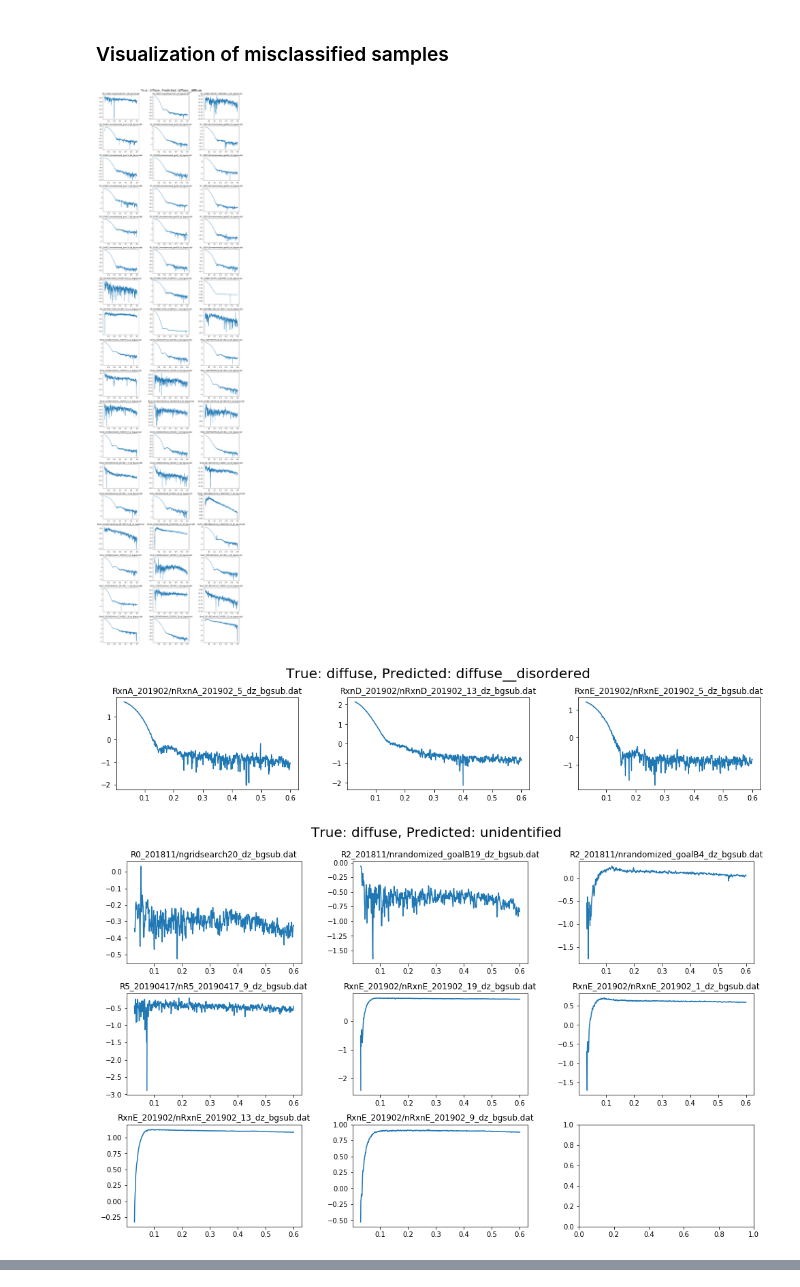
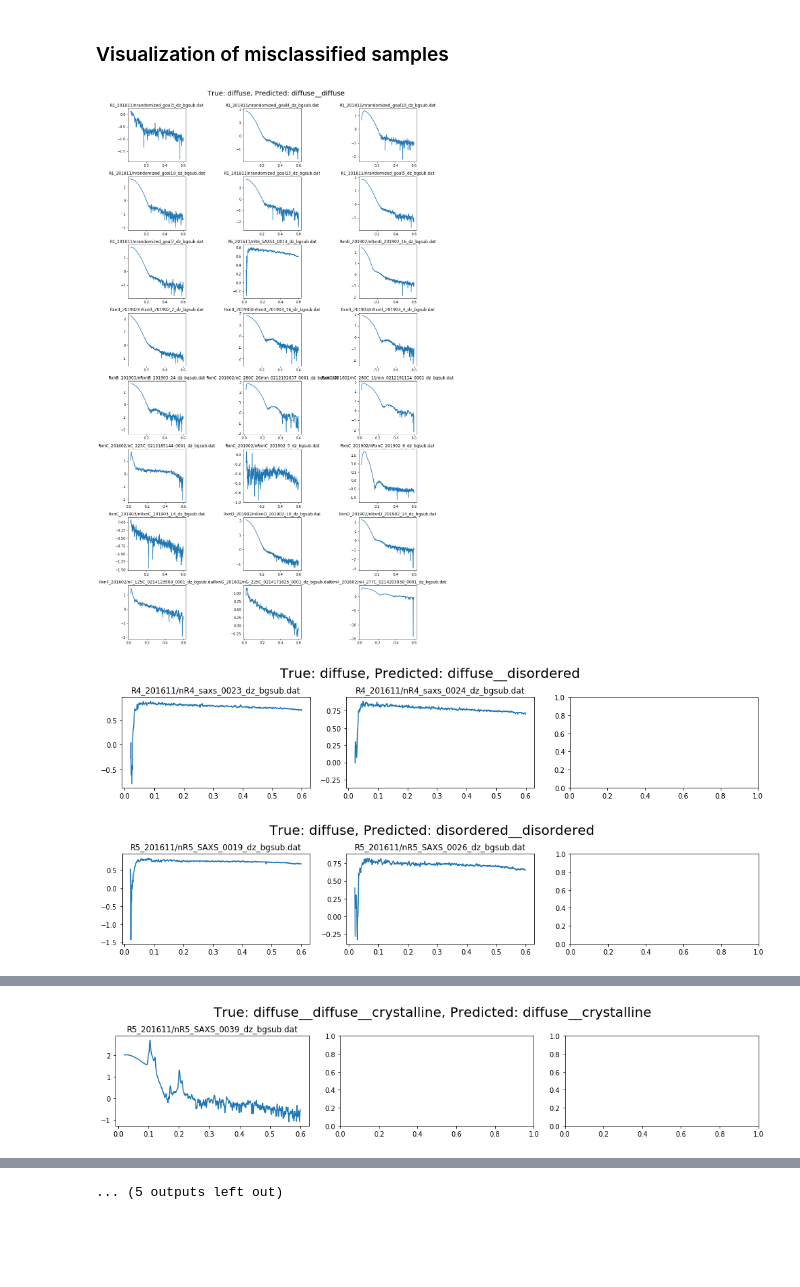
Before and after one commit to Tubbz-alt/figures_for_XRSDKIT, a Jupyter notebook: Predicted_System_class_VS_true_System_class_All_Data.ipynb, the cells around one changed output, grey strips where cells are left out. Saved outputs shown, nothing was run; the diff lists cells and outputs as text; code cells hidden in the pictures; blank space fills up the shorter version.

```diff
--- a/Predicted_System_class_VS_true_System_class_All_Data.ipynb
+++ b/Predicted_System_class_VS_true_System_class_All_Data.ipynb
@@ -18,3 +20,6 @@ data_ind2 = pandas.read_csv("../xrsdkit_modeling/flowreactor_pd_nanoparticles/da
+# %%
+data_ind1['dataset'] = 'batch_pd_nanoparticles'
+data_ind2['dataset'] = 'flowreactor_pd_nanoparticles'
 # %%
 data_ind = pandas.concat([data_ind1,data_ind2])
 # %%
@@ -130,2 +127,2 @@ data.shape
 # %%
-merged_data = pandas.merge(data, data_ind, how='left', on='sample_id')
+data = pandas.merge(data, data_ind, on='sample_id')
@@ -136 +129,3 @@ merged_data.shape
+# %%
+missclassified = data[data['system_class'] != data['system_class_xval']]
 # %%
@@ -167,3 +139,0 @@ data.head(20)
-# %%
-missclassified = data[data['system_class'] != data['system_class_pr']]
-missclassified.shape
@@ -205,28 +140,29 @@ dtype: int64
 # %% [markdown]
 ### Visualization of misclassified samples
 # %%
-grs = missclassified.groupby(['system_class', 'system_class_pr'])
+grs = missclassified.groupby(['system_class', 'system_class_xval'])
 for name, gr in grs:
     ncols = 3
     nrows = len(gr)//3
     if len(gr)%3 !=0: nrows +=1
     fig, axes = plt.subplots(nrows=nrows, ncols=ncols, figsize=(14,nrows*3))
     axs = axes.flatten()
     title = "True: " + name[0] + ", " + "Predicted: " + name[1]
     fig.suptitle(title, fontsize=20)
     #st.set_y(0.92)
     for n in range(len(gr)):
         d = gr.iloc[n]
-        exp = d['experiment_id']
+        exp = d['experiment_id_x']
         file_name = d['data_file']
-        f = open('../xrsdkit_modeling/flowreactor_pd_nanoparticles/dataset/' + exp + '/' + file_name,'r')
+        dataset = d['dataset']
+        f = open('../xrsdkit_modeling/'+ dataset +'/dataset/' + exp + '/' + file_name,'r')
         q_I = np.loadtxt(f,dtype=float)
         I_log = np.log10(q_I[:, 1])
         axs[n].plot(q_I[:, 0], I_log)
         axs[n].set_title(exp + "/n" + file_name)
     top = 0.1 / nrows**0.5
     fig.tight_layout(rect=[0, 0.03, 1, 1.0-top])
 # %% [output]
-[figure, old version]
+[figure, new version]
-[figure, old version]
+[figure, new version]
-[figure, old version]
+[figure, new version]
@@ -238,0 +175 @@ for name, gr in grs:
+[figure, added]
@@ -239,3 +178,4 @@ for name, gr in grs:
+... (5 outputs left out)
 # %% [markdown]
 Misclassified samples shows:
 
```
Also changed, not shown: parts of 12 cells of this notebook.
